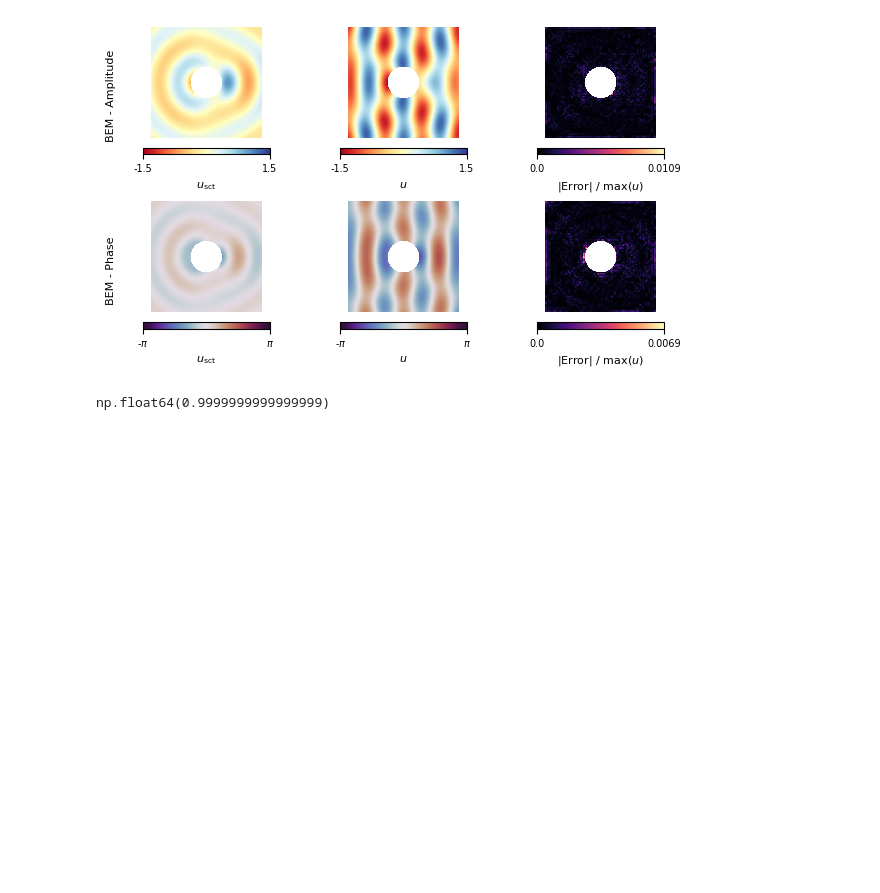
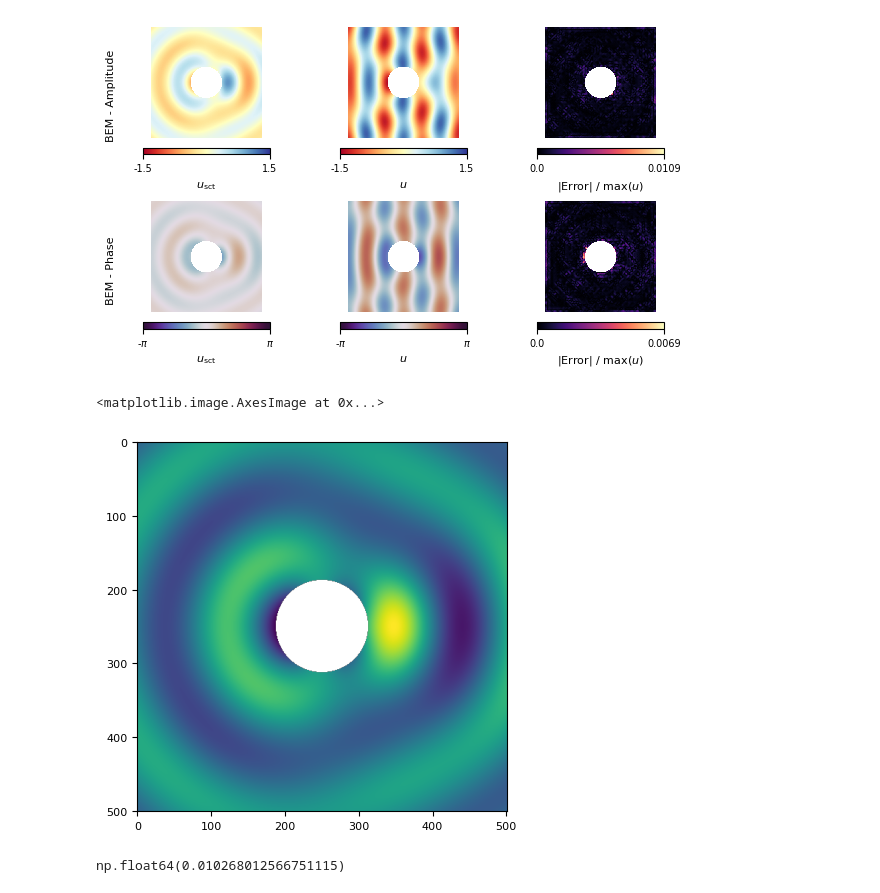
Before and after one commit to oscar-rincon/curso_bem, a Jupyter notebook: proyecto/test_problem_4.ipynb, the cells around one changed output. Saved outputs shown, nothing was run; the diff lists cells and outputs as text; code cells hidden in the pictures; blank space fills up the shorter version.

```diff
--- a/proyecto/test_problem_4.ipynb
+++ b/proyecto/test_problem_4.ipynb
@@ -182,12 +185,25 @@ plot_exact_displacement(X, Y, np.real(u_inc_exact), np.real(u_scn_exact), np.rea
 plot_bem_displacements(X, Y, u_scn_amp, np.real(u_inc_exact) + u_scn_amp, np.abs(np.real(u_scn_exact)-u_scn_amp), u_scn_phase, u_scn_phase+np.real(u_inc_exact), np.abs(np.imag(u_scn_exact)-u_scn_phase))
 # %% [output]
 [figure]
+# %%
+plt.imshow(u_scn_exact.real)
+# %% [output]
+<matplotlib.image.AxesImage at 0x...>
+[figure, added]
 # %%
-u_scn_exact = np.nan_to_num(u_scn_exact.data, nan=0.0)
-u_scn_amp = np.nan_to_num(u_scn_amp.data, nan=0.0)
+# Enmascar el potencial numérico en los puntos del dominio exterior
+R_grid = np.sqrt(X**2 + Y**2)
+# Crear una copia del arreglo original
+u_scn_exact_masked = np.copy(u_scn_exact)
+u_scn_amp_masked = np.copy(u_scn_amp)
 
 
-relative_error = np.linalg.norm(u_scn_exact.real - u_scn_amp.real, 2)/np.linalg.norm(u_scn_exact.real, 2)
+# Enmascarar los valores dentro del círculo de radio r_i
+u_scn_exact_masked[R_grid < r_i] = 0
+u_scn_amp_masked[R_grid < r_i] = 0
+
+# Calcular el error relativo entre el potencial numérico y el exacto
+relative_error = np.linalg.norm(u_scn_exact_masked.real - u_scn_amp_masked.real, 2)/np.linalg.norm(u_scn_exact_masked.real, 2)
 relative_error
 # %% [output]
-np.float64(0.9999999999999999)
+np.float64(0.010268012566751115)
```
Also changed, not shown: parts of 3 cells of this notebook, 14 other files.
